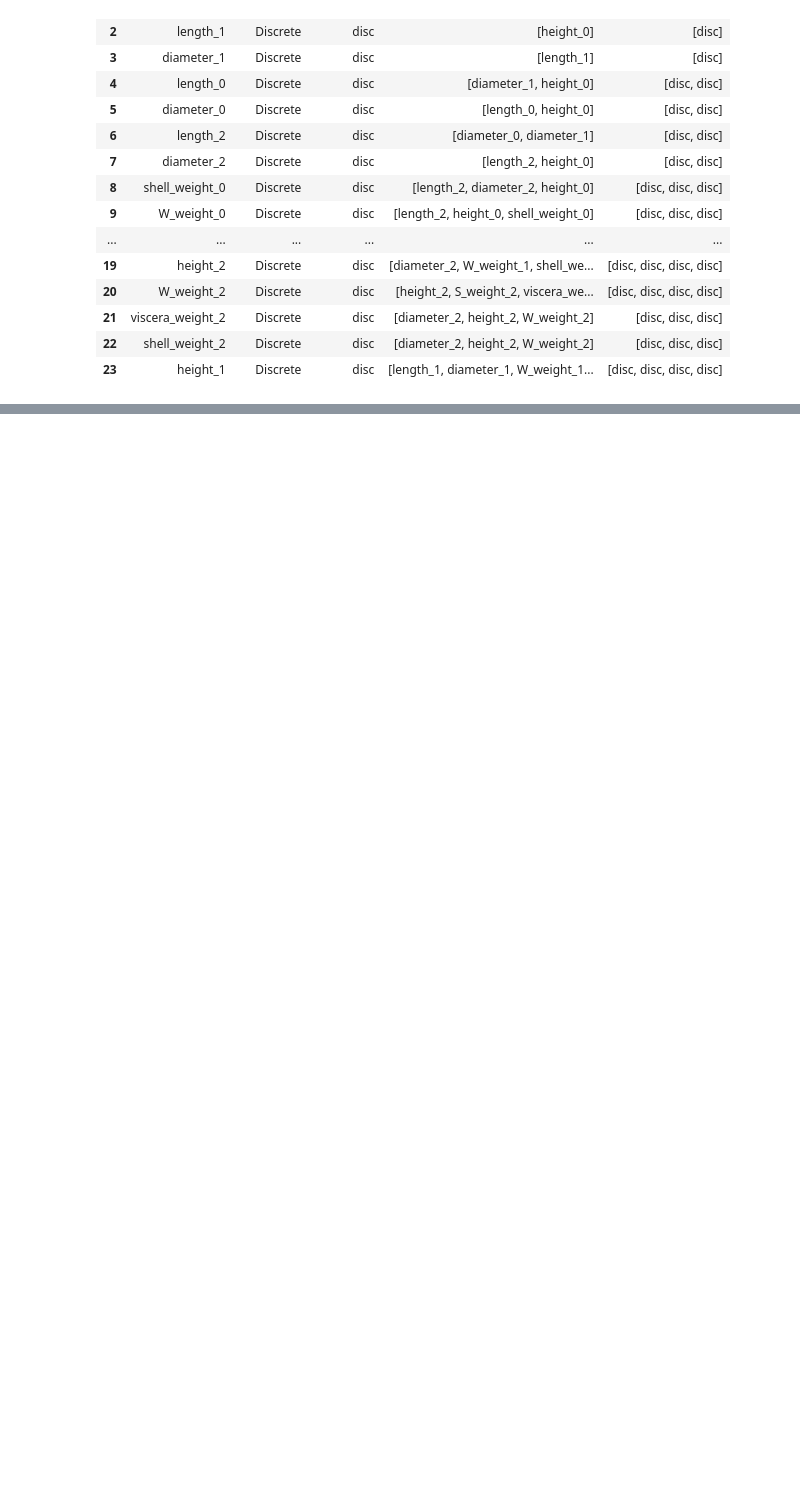
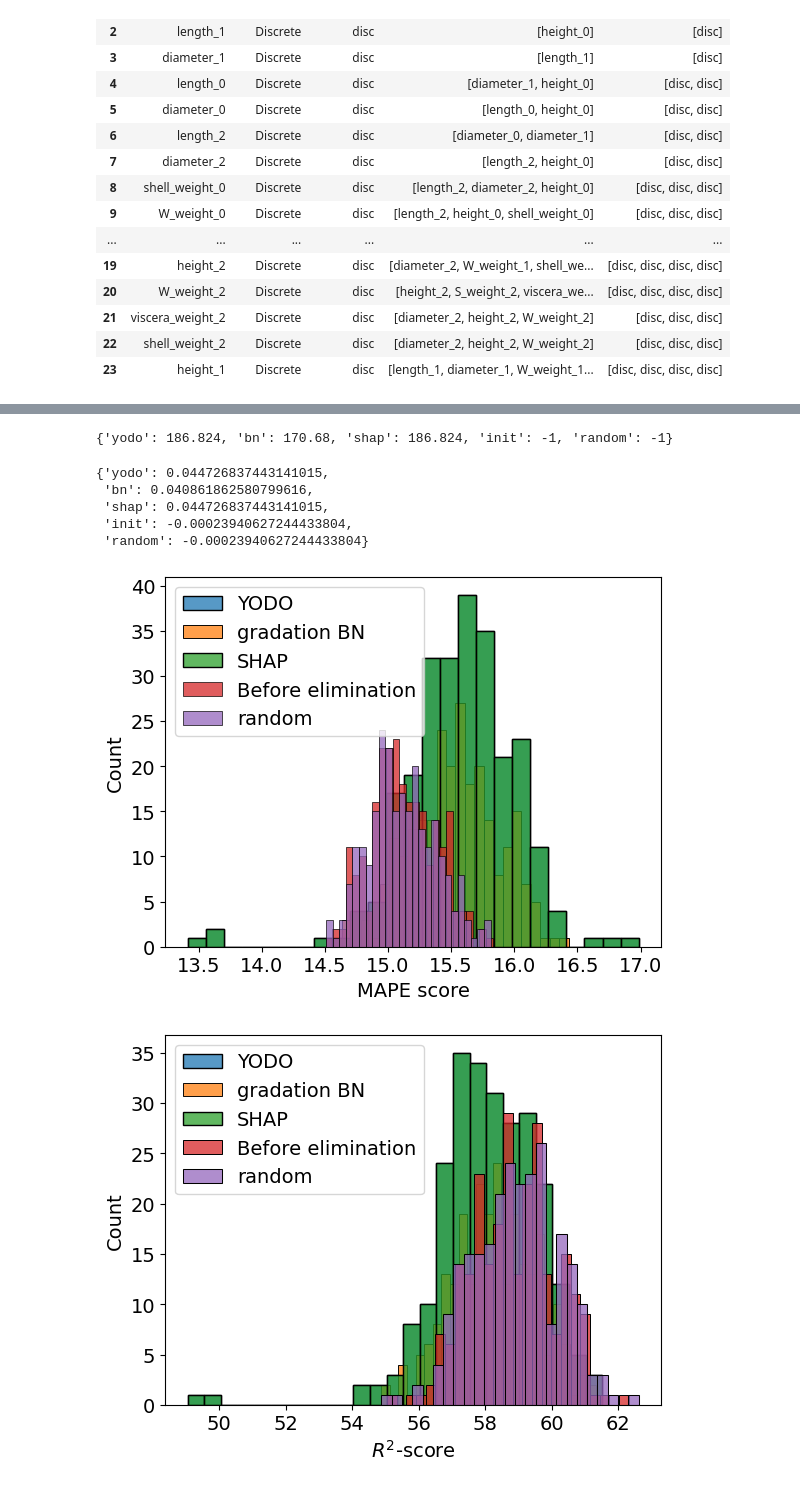
Before and after one commit to dmitry-grigorev/GIEBN, a Jupyter notebook: experiments/shaplime/error_gradations_yodo_abalone_regr.ipynb, the cells around one changed output, grey strips where cells are left out. Saved outputs shown, nothing was run; the diff lists cells and outputs as text; code cells hidden in the pictures; blank space fills up the shorter version.

```diff
--- a/experiments/shaplime/error_gradations_yodo_abalone_regr.ipynb
+++ b/experiments/shaplime/error_gradations_yodo_abalone_regr.ipynb
@@ -635,0 +358,58 @@ c=kresultresid["bn"].plot2(imagespath, "residuals.html")
+# %%
+np.random.seed(42)
+
+stats_res = bootstrap_sampling(data, d_dict, bn,
+                                    [lambda x, y: mape(x, y)*100,
+                                    lambda x, y: r2_score(x, y)*100], trials=250,alpha=0.5, incl_random_removal=True,
+                                    drop_mode='metric',
+                                    mode='regr',
+                                    incl_test=True,
+                                    test_size=0.25,
+                                    stratify_tts=False)
+# %%
+stats_res['avg_n_dropped']
+# %% [output]
+{'yodo': 186.824, 'bn': 170.68, 'shap': 186.824, 'init': -1, 'random': -1}
+# %%
+{k: v/n for k, v in stats_res['avg_n_dropped'].items()}
+# %% [output]
+{'yodo': 0.044726837443141015,
+ 'bn': 0.040861862580799616,
+ 'shap': 0.044726837443141015,
+ 'init': -0.00023940627244433804,
+ 'random': -0.00023940627244433804}
+# %%
+def plot_scores(metrics, graph_label, k):
+    avg_metric = {}
+    for name in metrics.keys():
+        sns.histplot(metrics[name][k], label=names_mapping[name], bins=25)
+        avg_metric[names_mapping[name]] = sum(metrics[name][k])/len(metrics[name][k])
+
+    plt.legend()
+    plt.xlabel(graph_label)
+    return avg_metric
+
+names_mapping = {k:v for k, v in
+                        zip(['init', 'yodo', 'bn', 'shap', 'random'],
+                        ["Before elimination",
+                          "YODO",
+                          "gradation BN",
+                          "SHAP",
+                          "random"
+                          ])}
+# %%
+def extended_experiments_output(stats_dictionary, metrics_labels_list):
+    tbl_scores = pd.DataFrame(columns=['method', 'metric', 'value'])
+    i=0
+    for k, label in enumerate(metrics_labels_list):
+        plt.figure()
+        avg_stats = plot_scores(stats_dictionary, label, k)
+        for key, val in avg_stats.items():
+            tbl_scores.loc[i, :] = [key, label, val]
+            i+=1
+    return pd.pivot(tbl_scores, index='metric', columns='method')
+# %%
+res_train_tbl = extended_experiments_output(stats_res['metrics'], ['MAPE score', '$R^2$-score'])
+# %% [output]
+[figure, added]
+[figure, added]
```
Also changed, not shown: parts of 87 cells of this notebook, 2 other files.
